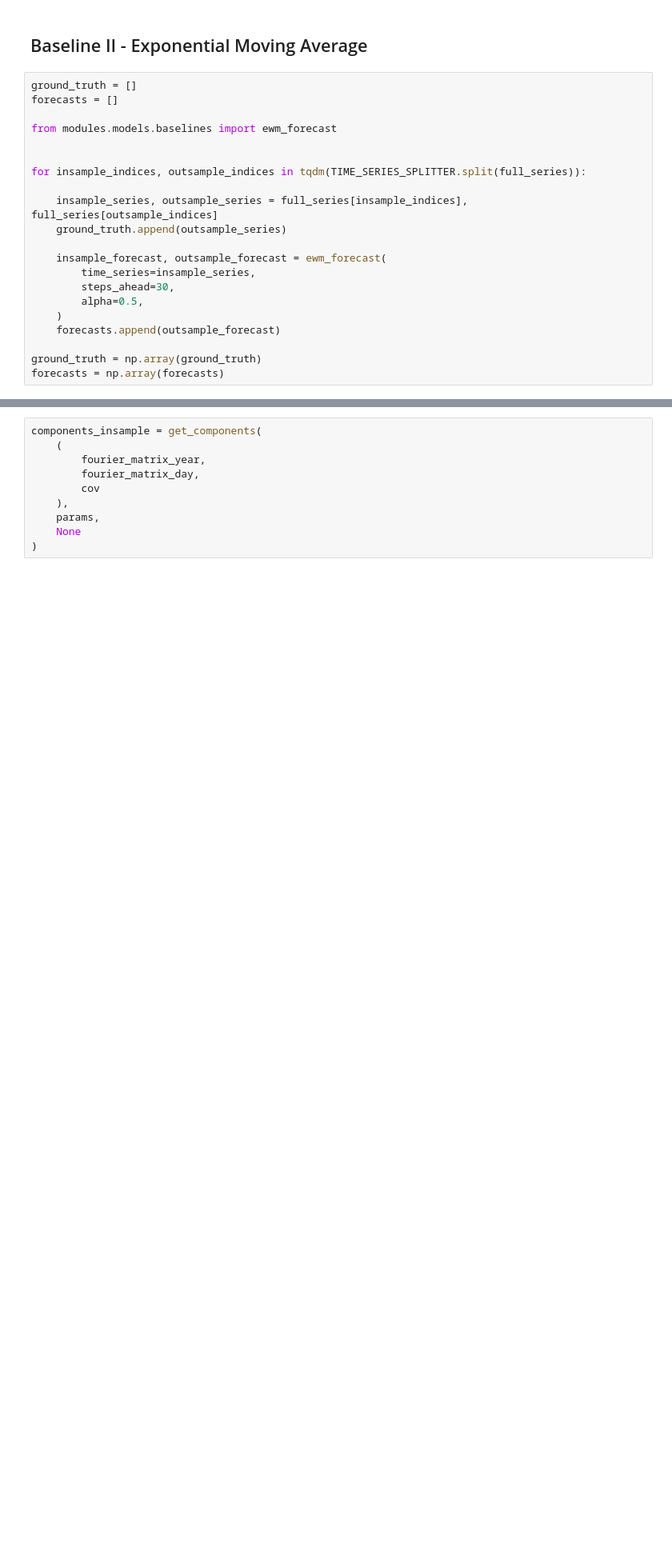
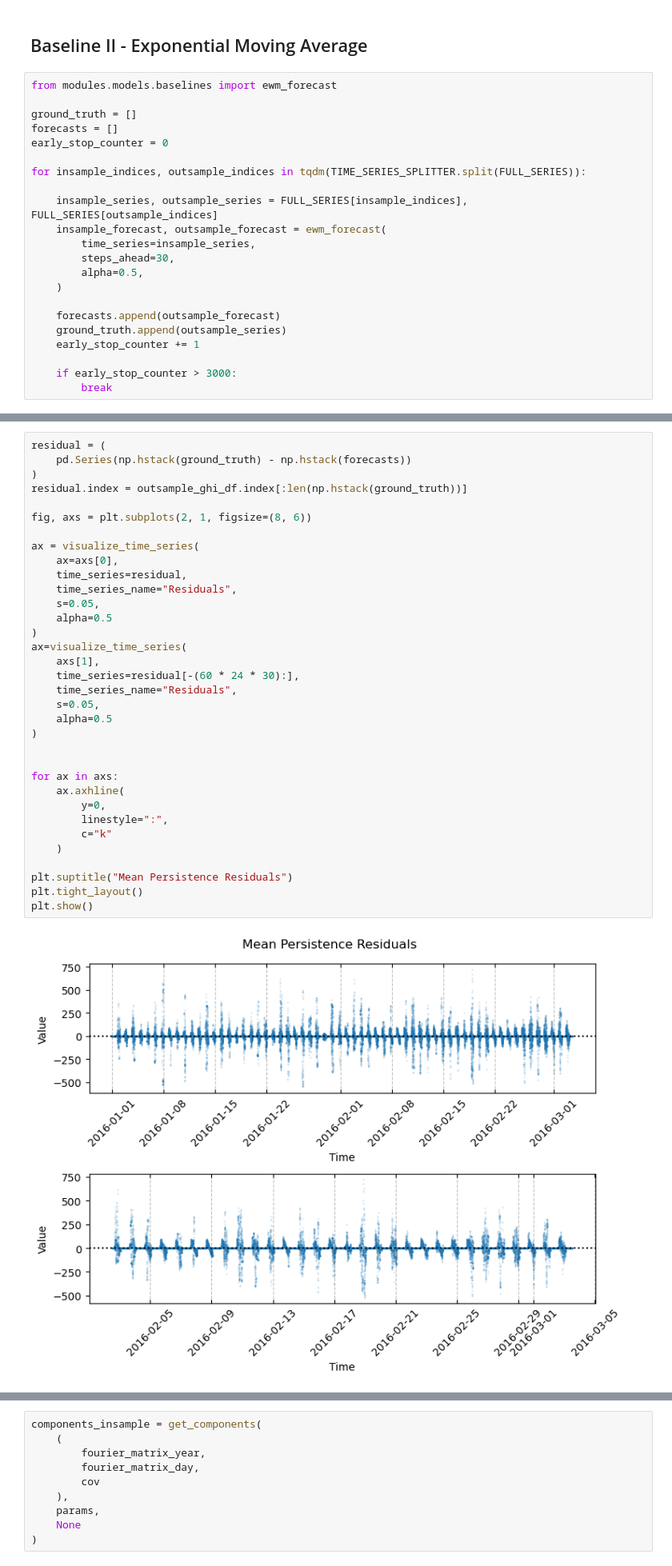
Before and after one commit to vb690/ghi_forecast, a Jupyter notebook: forecast.ipynb, the cells around one changed output, grey strips where cells are left out. Shown at 80% size. Cells and saved outputs as stored; diff of their text form; blank space fills up the shorter version.

Commit message:
better baselines

```diff
--- a/forecast.ipynb
+++ b/forecast.ipynb
@@ -492,23 +558,24 @@ plt.show()
 # %% [markdown]
 ## Baseline II - Exponential Moving Average
 # %%
+from modules.models.baselines import ewm_forecast
+
 ground_truth = []
 forecasts = []
+early_stop_counter = 0
 
-from modules.models.baselines import ewm_forecast
+for insample_indices, outsample_indices in tqdm(TIME_SERIES_SPLITTER.split(FULL_SERIES)):
 
-
-for insample_indices, outsample_indices in tqdm(TIME_SERIES_SPLITTER.split(full_series)):
-
-    insample_series, outsample_series = full_series[insample_indices], full_series[outsample_indices]
-    ground_truth.append(outsample_series)
-
+    insample_series, outsample_series = FULL_SERIES[insample_indices], FULL_SERIES[outsample_indices]
     insample_forecast, outsample_forecast = ewm_forecast(
         time_series=insample_series,
         steps_ahead=30,
         alpha=0.5,
     )
+
     forecasts.append(outsample_forecast)
+    ground_truth.append(outsample_series)
+    early_stop_counter += 1
 
-ground_truth = np.array(ground_truth)
-forecasts = np.array(forecasts)
+    if early_stop_counter > 3000:
+        break
@@ -517,2 +582,38 @@ KeyboardInterrupt:
+# %%
+residual = (
+    pd.Series(np.hstack(ground_truth) - np.hstack(forecasts))
+)
+residual.index = outsample_ghi_df.index[:len(np.hstack(ground_truth))]
+
+fig, axs = plt.subplots(2, 1, figsize=(8, 6))
+
+ax = visualize_time_series(
+    ax=axs[0],
+    time_series=residual,
+    time_series_name="Residuals",
+    s=0.05,
+    alpha=0.5
+)
+ax=visualize_time_series(
+    axs[1],
+    time_series=residual[-(60 * 24 * 30):],
+    time_series_name="Residuals",
+    s=0.05,
+    alpha=0.5
+)
+
+
+for ax in axs:
+    ax.axhline(
+        y=0,
+        linestyle=":",
+        c="k"
+    )
+
+plt.suptitle("Mean Persistence Residuals")
+plt.tight_layout()
+plt.show()
+# %% [output]
+[figure, added]
 # %%
 error_mean, error_sem = compute_rmse(
```
Also changed, not shown: parts of 7 cells of this notebook, 2 other files.
